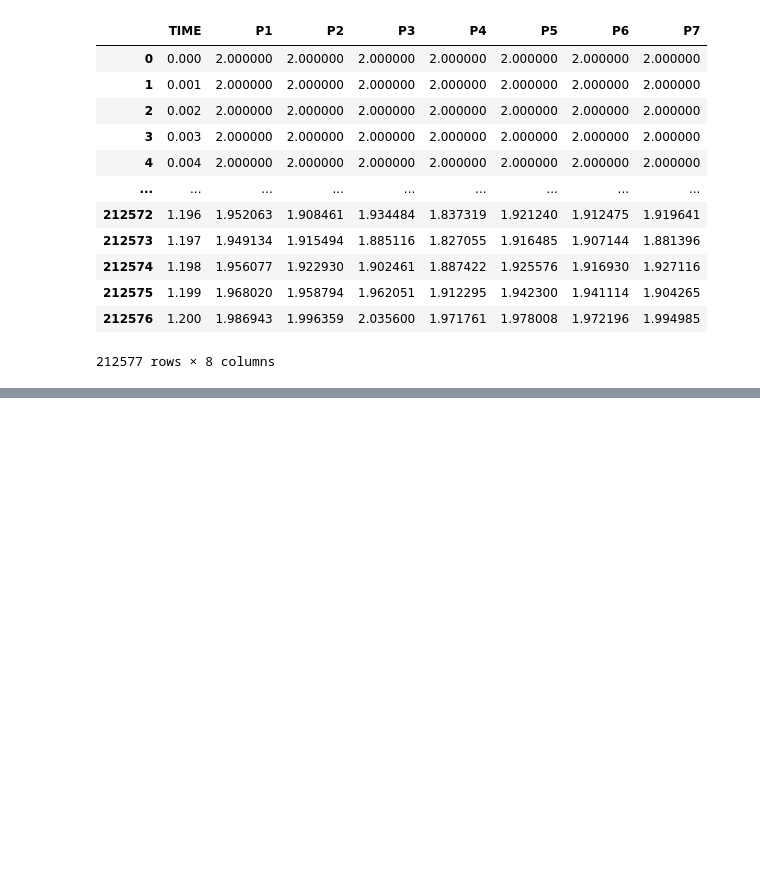
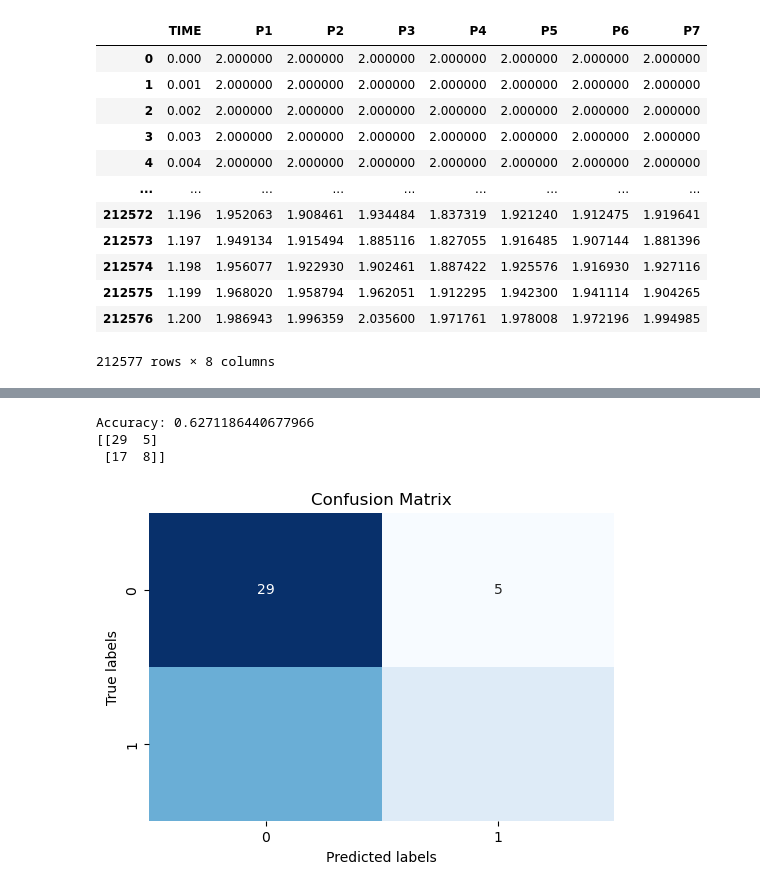
Before and after one commit to alexxdediu/Data-Challenge-PHM-Asia-Pacific-2023, a Jupyter notebook: data_exploration.ipynb, the cells around one changed output, grey strips where cells are left out. Cells and saved outputs as stored; diff of their text form; code cells hidden in the pictures; blank space fills up the shorter version.

```diff
--- a/data_exploration.ipynb
+++ b/data_exploration.ipynb
@@ -384,0 +694,24 @@ F1 Score: 0.6280107047279214
+# %%
+model = LogisticRegression()
+
+model.fit(X_train, y_train)
+
+y_pred = model.predict(X_test)
+
+conf_matrix = confusion_matrix(y_test, y_pred)
+accuracy = accuracy_score(y_test, y_pred)
+
+print(f"Accuracy: {accuracy}")
+print(conf_matrix)
+
+plt.figure(figsize=(6, 4))
+sns.heatmap(conf_matrix, annot=True, fmt='d', cmap='Blues', cbar=False)
+plt.xlabel('Predicted labels')
+plt.ylabel('True labels')
+plt.title('Confusion Matrix')
+plt.show()
+# %% [output]
+Accuracy: 0.6271186440677966
+[[29  5]
+ [17  8]]
+[figure, added]
```
Also changed, not shown: parts of 54 cells of this notebook.
